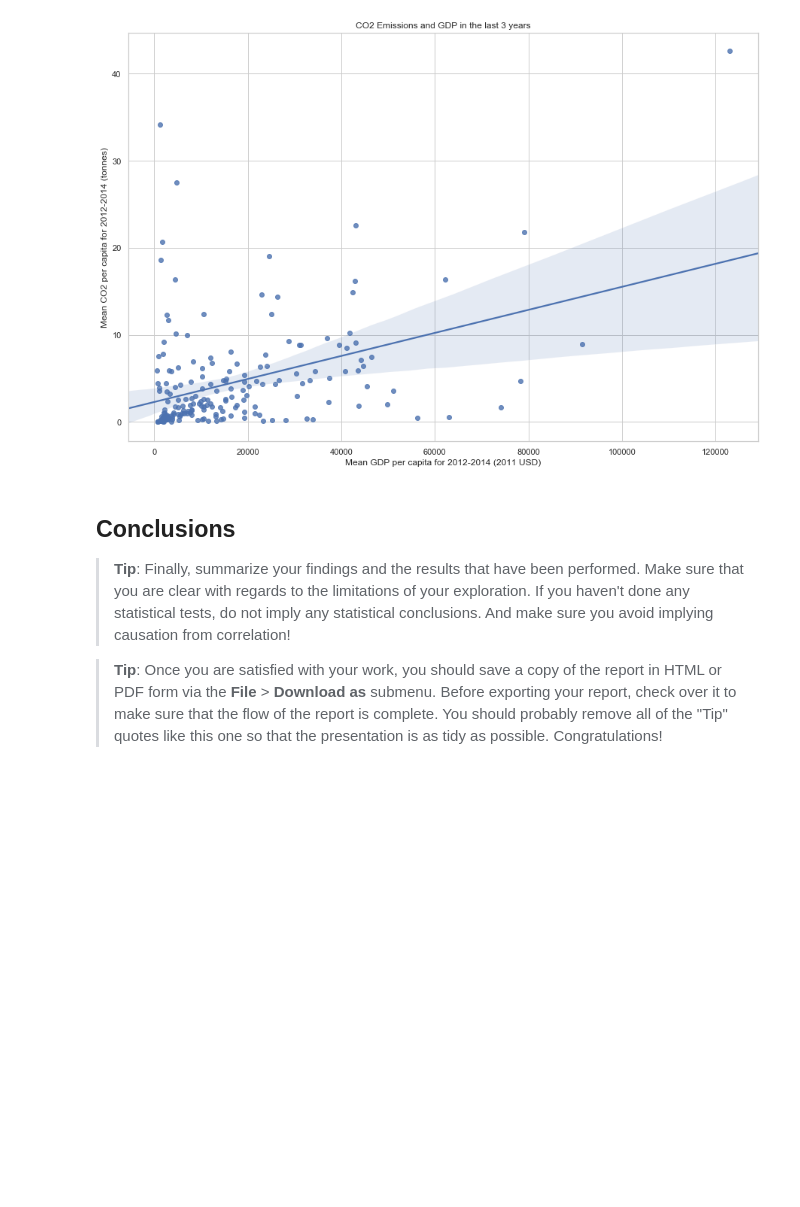
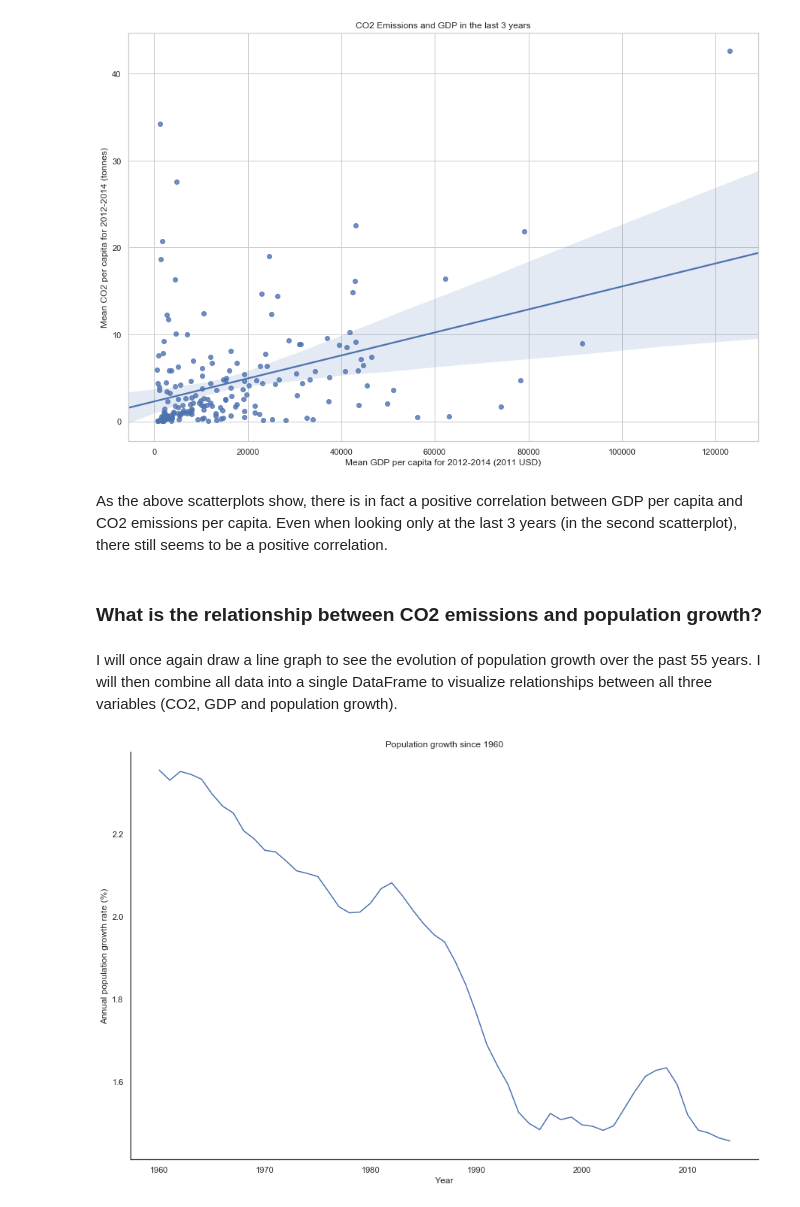
Before and after one commit to dvillaveces/udacity-project-3, a Jupyter notebook: investigate-a-dataset-project.ipynb, the cells around one changed output. Drawn from its saved outputs; the diff is of its cells as text; code cells hidden in the pictures; blank space fills up the shorter version.

```diff
--- a/investigate-a-dataset-project.ipynb
+++ b/investigate-a-dataset-project.ipynb
@@ -290,0 +300,4 @@ Length: 100, dtype: float64
+# %%
+# Trim last 2 years of data
+df_pop_growth = df_pop_growth.iloc[:,:-2]
+df_pop_growth.head()
@@ -290,0 +312,9 @@ Length: 100, dtype: float64
+# %%
+# Set 'country' column as index to allow for interpolation
+df_pop_growth.set_index('country', inplace=True)
+
+# Use linear interpolation to fill missing values between two available values
+df_pop_growth.interpolate(method='linear', axis=1, inplace=True)
+
+# Print number of remaining missing values
+df_pop_growth.isnull().sum().sum()
@@ -290,0 +333,4 @@ Length: 100, dtype: float64
+# %%
+# Drop all rows with missing values
+df_pop_growth.dropna(inplace=True)
+df_pop_growth.shape
@@ -363,7 +430,7 @@ ax.xaxis.set_ticks(np.arange(start, end, 5));
 # %% [output]
 [figure]
 # %%
-sns.set(style=None)
+sns.set(style='darkgrid')
 
 # Plot mean GDP against time
 x = df_gdp.columns.astype(int)
@@ -422,10 +492,30 @@ ax = sns.regplot(x, y)
 ax.set(xlabel='Mean GDP per capita for 2012-2014 (2011 USD)', ylabel='Mean CO2 per capita for 2012-2014 (tonnes)', title='CO2 Emissions and GDP in the last 3 years');
 # %% [output]
 [figure]
-# %% [markdown]
-<a id='conclusions'></a>
-## Conclusions
-
-> **Tip**: Finally, summarize your findings and the results that have been performed. Make sure that you are clear with regards to the limitations of your exploration. If you haven't done any statistical tests, do not imply any statistical conclusions. And make sure you avoid implying causation from correlation!
-
-> **Tip**: Once you are satisfied with your work, you should save a copy of the report in HTML or PDF form via the **File** > **Download as** submenu. Before exporting your report, check over it to make sure that the flow of the report is complete. You should probably remove all of the "Tip" quotes like this one so that the presentation is as tidy as possible. Congratulations!
+# %% [markdown]
+As the above scatterplots show, there is in fact a positive correlation between GDP per capita and CO2 emissions per capita. Even when looking only at the last 3 years (in the second scatterplot), there still seems to be a positive correlation.
+# %% [markdown]
+### What is the relationship between CO2 emissions and population growth?
+# %% [markdown]
+I will once again draw a line graph to see the evolution of population growth over the past 55 years. I will then combine all data into a single DataFrame to visualize relationships between all three variables (CO2, GDP and population growth).
+# %%
+sns.set(style='white')
+
+# Plot pop growth against time
+x = df_pop_growth.columns.astype(int)
+y = df_pop_growth.mean()
+
+# Initialize figure
+fig, ax = plt.subplots(figsize=(15,10))
+
+# Format graph
+ax.set_title('Population growth since 1960')
+ax.set_ylabel('Annual population growth rate (%)')
+ax.set_xlabel('Year')
+ax.spines['top'].set_visible(False)
+ax.spines['right'].set_visible(False)
+
+# Plot
+ax.plot(x,y);
+# %% [output]
+[figure, added]
```
Also changed, not shown: parts of 45 cells of this notebook, 12 other files.
